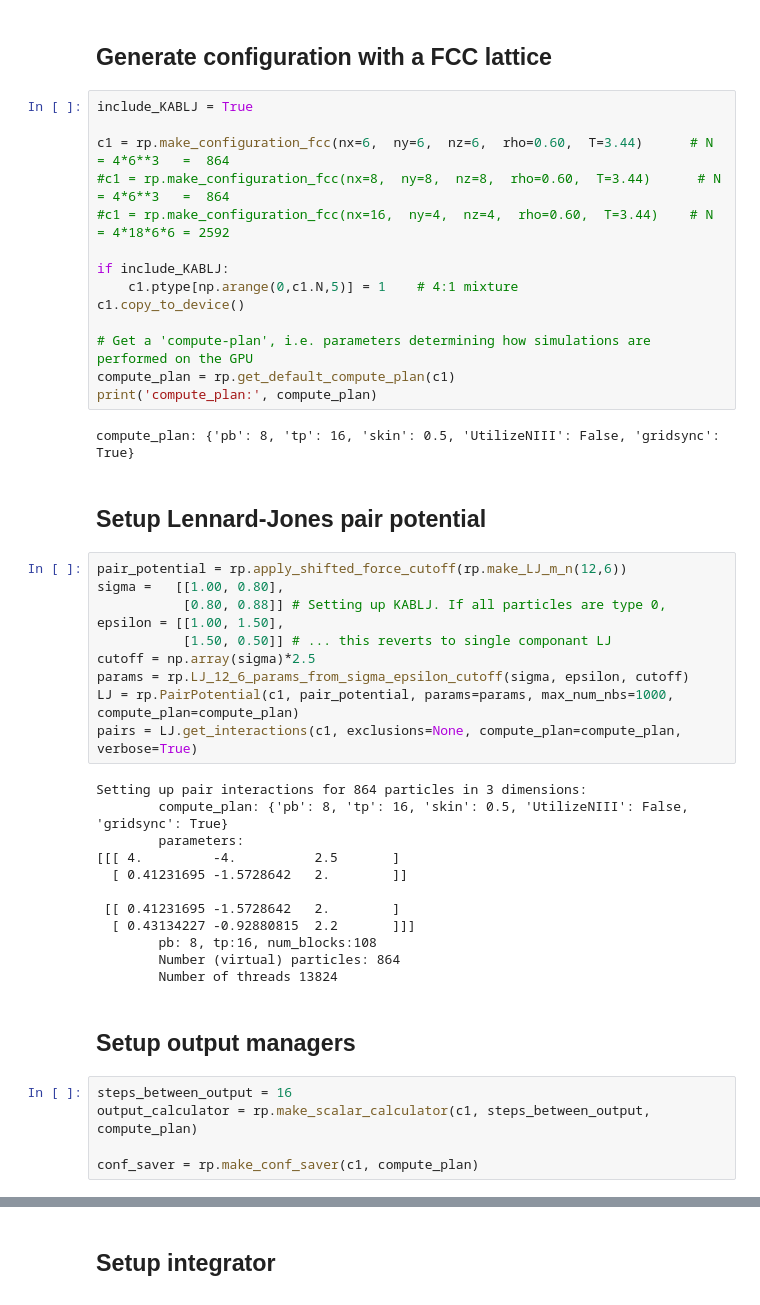
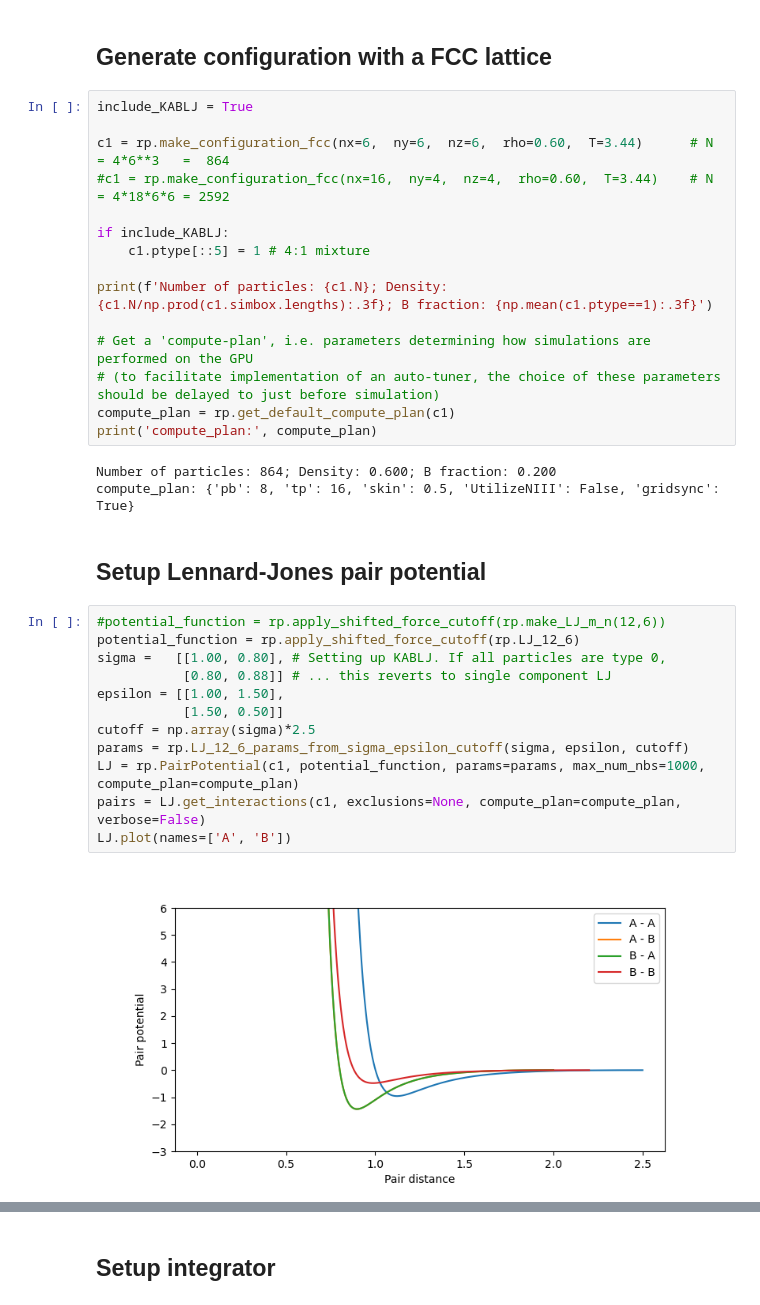
Before and after one commit to jklust/gamdpy, a Jupyter notebook: examples/LJoutput.ipynb, the cells around one changed output, grey strips where cells are left out. Saved outputs shown, nothing was run; the diff lists cells and outputs as text.

```diff
--- a/examples/LJoutput.ipynb
+++ b/examples/LJoutput.ipynb
@@ -52,46 +35,33 @@ print(numba.__version__)
 include_KABLJ = True
 
 c1 = rp.make_configuration_fcc(nx=6,  ny=6,  nz=6,  rho=0.60,  T=3.44)      # N = 4*6**3   =  864
-#c1 = rp.make_configuration_fcc(nx=8,  ny=8,  nz=8,  rho=0.60,  T=3.44)      # N = 4*6**3   =  864
 #c1 = rp.make_configuration_fcc(nx=16,  ny=4,  nz=4,  rho=0.60,  T=3.44)    # N = 4*18*6*6 = 2592
 
 if include_KABLJ:
-    c1.ptype[np.arange(0,c1.N,5)] = 1    # 4:1 mixture
-c1.copy_to_device()
+    c1.ptype[::5] = 1 # 4:1 mixture
+
+print(f'Number of particles: {c1.N}; Density: {c1.N/np.prod(c1.simbox.lengths):.3f}; B fraction: {np.mean(c1.ptype==1):.3f}')
 
 # Get a 'compute-plan', i.e. parameters determining how simulations are performed on the GPU
+# (to facilitate implementation of an auto-tuner, the choice of these parameters should be delayed to just before simulation)
 compute_plan = rp.get_default_compute_plan(c1)
 print('compute_plan:', compute_plan)
 # %% [output]
+Number of particles: 864; Density: 0.600; B fraction: 0.200
 compute_plan: {'pb': 8, 'tp': 16, 'skin': 0.5, 'UtilizeNIII': False, 'gridsync': True}
 # %% [markdown]
 ## Setup Lennard-Jones pair potential
 # %%
-pair_potential = rp.apply_shifted_force_cutoff(rp.make_LJ_m_n(12,6))
-sigma =   [[1.00, 0.80],
-           [0.80, 0.88]] # Setting up KABLJ. If all particles are type 0,
+#potential_function = rp.apply_shifted_force_cutoff(rp.make_LJ_m_n(12,6))
+potential_function = rp.apply_shifted_force_cutoff(rp.LJ_12_6)
+sigma =   [[1.00, 0.80], # Setting up KABLJ. If all particles are type 0,
+           [0.80, 0.88]] # ... this reverts to single component LJ
 epsilon = [[1.00, 1.50],
-           [1.50, 0.50]] # ... this reverts to single componant LJ
+           [1.50, 0.50]]
 cutoff = np.array(sigma)*2.5
 params = rp.LJ_12_6_params_from_sigma_epsilon_cutoff(sigma, epsilon, cutoff)
-LJ = rp.PairPotential(c1, pair_potential, params=params, max_num_nbs=1000, compute_plan=compute_plan)
-pairs = LJ.get_interactions(c1, exclusions=None, compute_plan=compute_plan, verbose=True)
+LJ = rp.PairPotential(c1, potential_function, params=params, max_num_nbs=1000, compute_plan=compute_plan)
+pairs = LJ.get_interactions(c1, exclusions=None, compute_plan=compute_plan, verbose=False)
+LJ.plot(names=['A', 'B'])
 # %% [output]
-Setting up pair interactions for 864 particles in 3 dimensions:
-        compute_plan: {'pb': 8, 'tp': 16, 'skin': 0.5, 'UtilizeNIII': False, 'gridsync': True}
-        parameters:
-[[[ 4.         -4.          2.5       ]
-  [ 0.41231695 -1.5728642   2.        ]]
-
- [[ 0.41231695 -1.5728642   2.        ]
-  [ 0.43134227 -0.92880815  2.2       ]]]
-        pb: 8, tp:16, num_blocks:108
-        Number (virtual) particles: 864
-        Number of threads 13824
+[figure, added]
-# %% [markdown]
-## Setup output managers
-# %%
-steps_between_output = 16
-output_calculator = rp.make_scalar_calculator(c1, steps_between_output, compute_plan)
-
-conf_saver = rp.make_conf_saver(c1, compute_plan)
```
Also changed, not shown: parts of 51 cells of this notebook, 7 other files.
